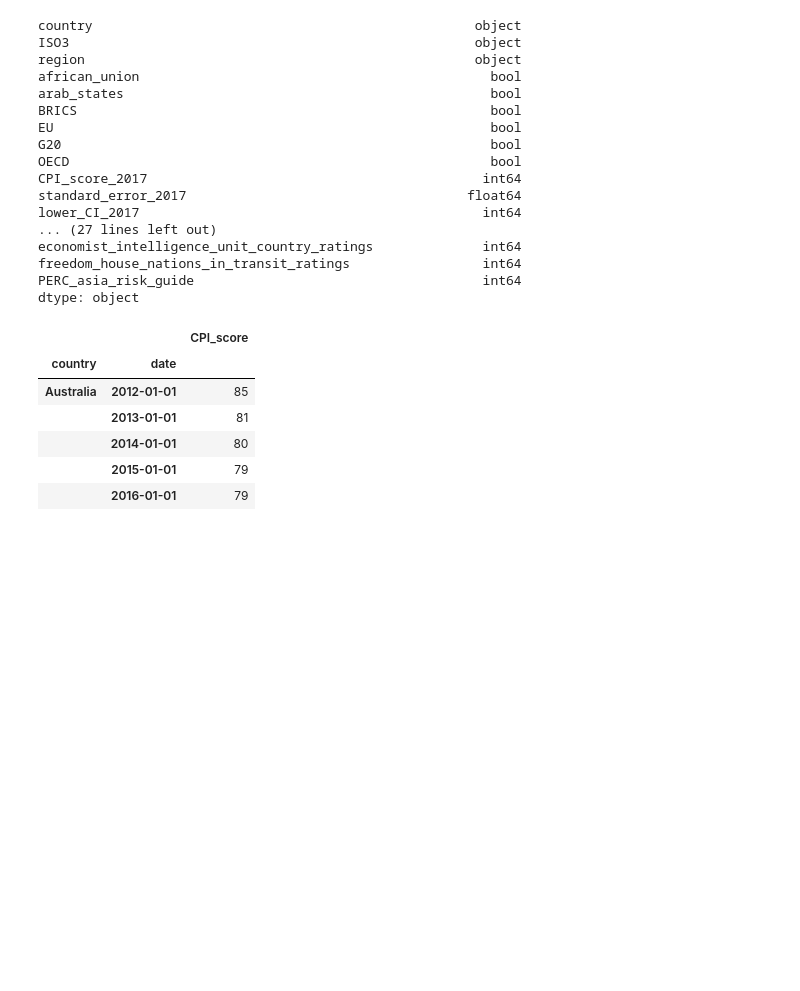
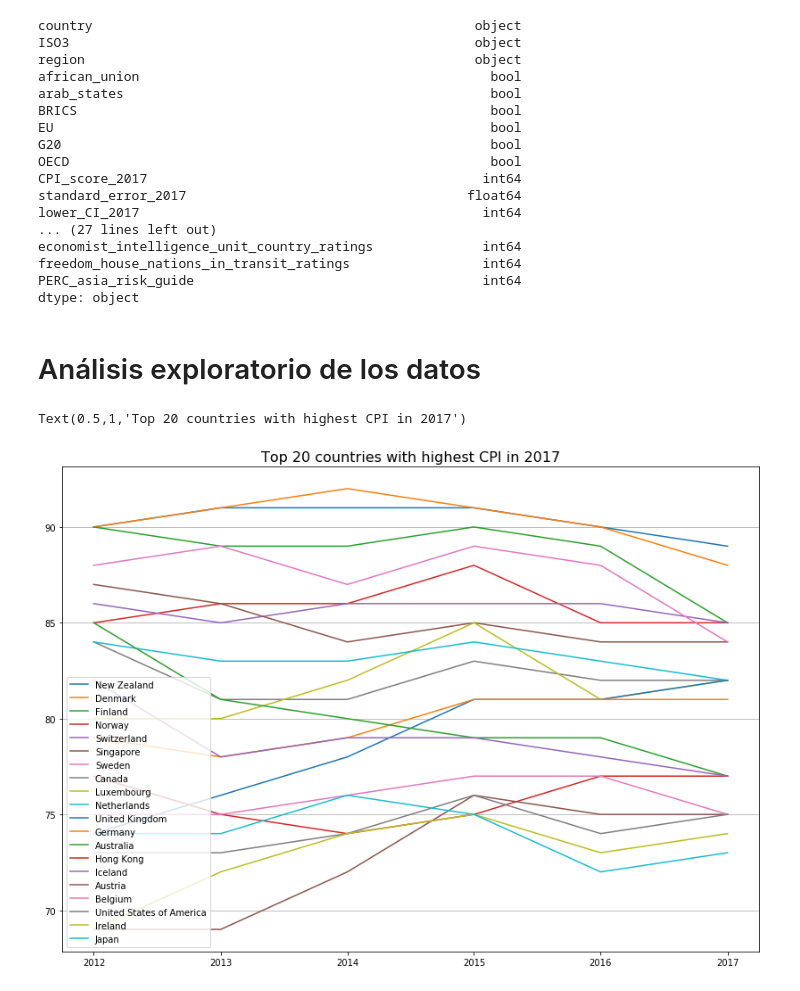
Before and after one commit to JoanMartin/UIB-MasterInBigData, a Jupyter notebook: Statistical-Techniques-with-Fuzzy-Information/Corruption_perception_index/Corruption Perceptions Index.ipynb, the cells around one changed output. Drawn from its saved outputs; the diff is of its cells as text; code cells hidden in the pictures; blank space fills up the shorter version.

```diff
--- a/Statistical-Techniques-with-Fuzzy-Information/Corruption_perception_index/Corruption Perceptions Index.ipynb
+++ b/Statistical-Techniques-with-Fuzzy-Information/Corruption_perception_index/Corruption Perceptions Index.ipynb
@@ -103,33 +93,39 @@ economist_intelligence_unit_country_ratings              int64
 freedom_house_nations_in_transit_ratings                 int64
 PERC_asia_risk_guide                                     int64
 dtype: object
+# %% [markdown]
+# Análisis exploratorio de los datos
 # %%
 data_cpi = data[['country',
                  'CPI_score_2017',
                  'CPI_score_2016',
                  'CPI_score_2015',
                  'CPI_score_2014',
                  'CPI_score_2013',
                  'CPI_score_2012']]
 
 data_cpi.columns = ['country', '2017', '2016', '2015', '2014', '2013', '2012']
 
 data_top_2017 = data_cpi.nlargest(20, columns=['2017'])
 
 data_melt = pd.melt(data_top_2017,
                     id_vars=['country'],
                     var_name="date",
                     value_name="CPI_score",
                     value_vars=['2017', '2016', '2015', '2014', '2013', '2012'])
 data_melt.date = pd.to_datetime(data_melt.date)
 data_melt = data_melt.set_index(['country', 'date']).sort_index()
-data_melt.head()
+
+countries = data_top_2017.country.values
+
+for c in countries:
+    d = data_melt.loc[c]
+    plt.plot(d.index, d.values)
+
+plt.legend(countries, loc='best')
+plt.grid(axis='y')
+plt.title('Top 20 countries with highest CPI in 2017', fontsize=16)
 # %% [output]
-|  |  | CPI_score |
-| country | date |  |
-| Australia | 2012-01-01 | 85 |
-|  | 2013-01-01 | 81 |
-|  | 2014-01-01 | 80 |
-|  | 2015-01-01 | 79 |
-|  | 2016-01-01 | 79 |
+Text(0.5,1,'Top 20 countries with highest CPI in 2017')
+[figure, added]
 # %%
```
Also changed, not shown: parts of 8 cells of this notebook.
